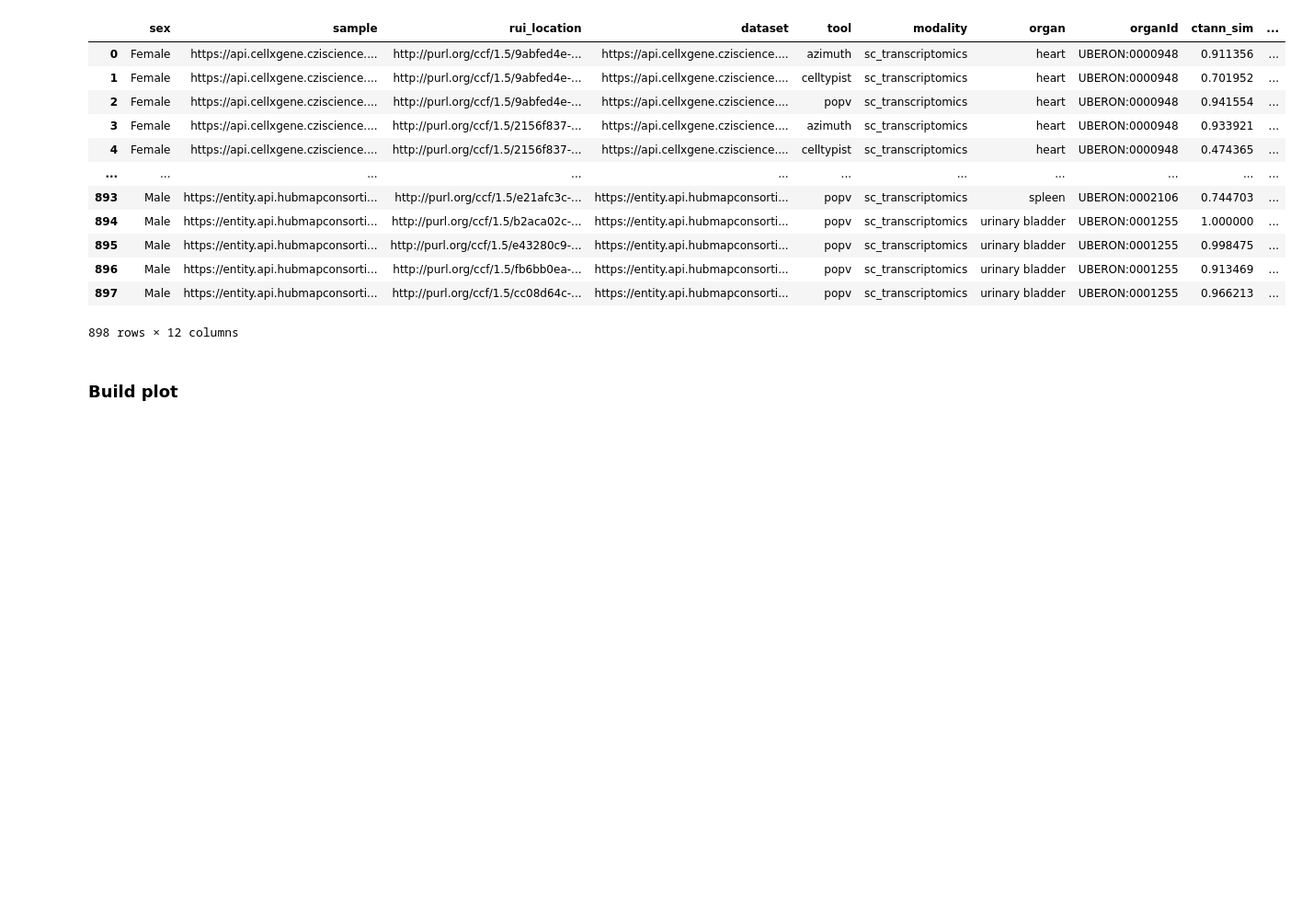
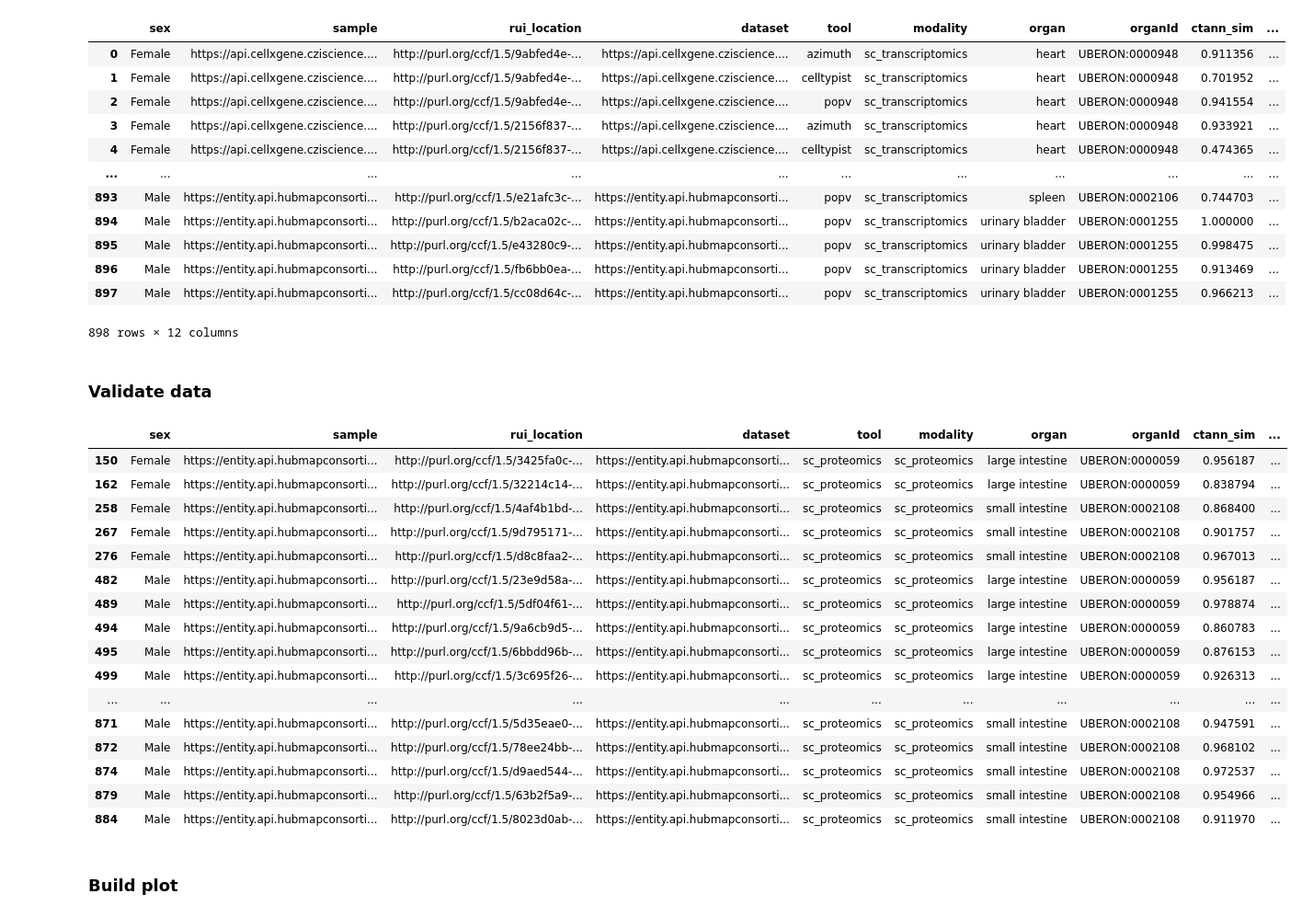
Before and after one commit to cns-iu/hra-cell-type-populations-supporting-information, a Jupyter notebook: validations/rui_ctann/rui_ctann_validation.ipynb, the cells around one changed output. Shown at 92% size. Cells and saved outputs as stored; diff of their text form; code cells hidden in the pictures; blank space fills up the shorter version.

```diff
--- a/validations/rui_ctann/rui_ctann_validation.ipynb
+++ b/validations/rui_ctann/rui_ctann_validation.ipynb
@@ -232,6 +232,30 @@ merged_df
 | 896 | Male | https://entity.api.hubmapconsorti... | http://purl.org/ccf/1.5/fb6bb0ea-... | https://entity.api.hubmapconsorti... | popv | sc_transcriptomics | urinary bladder | UBERON:0001255 | 0.913469 | ... |
 | 897 | Male | https://entity.api.hubmapconsorti... | http://purl.org/ccf/1.5/cc08d64c-... | https://entity.api.hubmapconsorti... | popv | sc_transcriptomics | urinary bladder | UBERON:0001255 | 0.966213 | ... |
 898 rows × 12 columns
+# %% [markdown]
+### Validate data
+# %%
+pd.options.display.max_colwidth = 100
+
+merged_df[(merged_df['tool'] == "sc_proteomics") & (merged_df['rui_sim_as_percentage'] == 0)]
+# %% [output]
+|  | sex | sample | rui_location | dataset | tool | modality | organ | organId | ctann_sim | ... |
+| 150 | Female | https://entity.api.hubmapconsorti... | http://purl.org/ccf/1.5/3425fa0c-... | https://entity.api.hubmapconsorti... | sc_proteomics | sc_proteomics | large intestine | UBERON:0000059 | 0.956187 | ... |
+| 162 | Female | https://entity.api.hubmapconsorti... | http://purl.org/ccf/1.5/32214c14-... | https://entity.api.hubmapconsorti... | sc_proteomics | sc_proteomics | large intestine | UBERON:0000059 | 0.838794 | ... |
+| 258 | Female | https://entity.api.hubmapconsorti... | http://purl.org/ccf/1.5/4af4b1bd-... | https://entity.api.hubmapconsorti... | sc_proteomics | sc_proteomics | small intestine | UBERON:0002108 | 0.868400 | ... |
+| 267 | Female | https://entity.api.hubmapconsorti... | http://purl.org/ccf/1.5/9d795171-... | https://entity.api.hubmapconsorti... | sc_proteomics | sc_proteomics | small intestine | UBERON:0002108 | 0.901757 | ... |
+| 276 | Female | https://entity.api.hubmapconsorti... | http://purl.org/ccf/1.5/d8c8faa2-... | https://entity.api.hubmapconsorti... | sc_proteomics | sc_proteomics | small intestine | UBERON:0002108 | 0.967013 | ... |
+| 482 | Male | https://entity.api.hubmapconsorti... | http://purl.org/ccf/1.5/23e9d58a-... | https://entity.api.hubmapconsorti... | sc_proteomics | sc_proteomics | large intestine | UBERON:0000059 | 0.956187 | ... |
+| 489 | Male | https://entity.api.hubmapconsorti... | http://purl.org/ccf/1.5/5df04f61-... | https://entity.api.hubmapconsorti... | sc_proteomics | sc_proteomics | large intestine | UBERON:0000059 | 0.978874 | ... |
+| 494 | Male | https://entity.api.hubmapconsorti... | http://purl.org/ccf/1.5/9a6cb9d5-... | https://entity.api.hubmapconsorti... | sc_proteomics | sc_proteomics | large intestine | UBERON:0000059 | 0.860783 | ... |
+| 495 | Male | https://entity.api.hubmapconsorti... | http://purl.org/ccf/1.5/6bbdd96b-... | https://entity.api.hubmapconsorti... | sc_proteomics | sc_proteomics | large intestine | UBERON:0000059 | 0.876153 | ... |
+| 499 | Male | https://entity.api.hubmapconsorti... | http://purl.org/ccf/1.5/3c695f26-... | https://entity.api.hubmapconsorti... | sc_proteomics | sc_proteomics | large intestine | UBERON:0000059 | 0.926313 | ... |
+| ... | ... | ... | ... | ... | ... | ... | ... | ... | ... | ... |
+| 871 | Male | https://entity.api.hubmapconsorti... | http://purl.org/ccf/1.5/5d35eae0-... | https://entity.api.hubmapconsorti... | sc_proteomics | sc_proteomics | small intestine | UBERON:0002108 | 0.947591 | ... |
+| 872 | Male | https://entity.api.hubmapconsorti... | http://purl.org/ccf/1.5/78ee24bb-... | https://entity.api.hubmapconsorti... | sc_proteomics | sc_proteomics | small intestine | UBERON:0002108 | 0.968102 | ... |
+| 874 | Male | https://entity.api.hubmapconsorti... | http://purl.org/ccf/1.5/d9aed544-... | https://entity.api.hubmapconsorti... | sc_proteomics | sc_proteomics | small intestine | UBERON:0002108 | 0.972537 | ... |
+| 879 | Male | https://entity.api.hubmapconsorti... | http://purl.org/ccf/1.5/63b2f5a9-... | https://entity.api.hubmapconsorti... | sc_proteomics | sc_proteomics | small intestine | UBERON:0002108 | 0.954966 | ... |
+| 884 | Male | https://entity.api.hubmapconsorti... | http://purl.org/ccf/1.5/8023d0ab-... | https://entity.api.hubmapconsorti... | sc_proteomics | sc_proteomics | small intestine | UBERON:0002108 | 0.911970 | ... |
 # %% [markdown]
 ### Build plot
 # %% [markdown]
```
Also changed, not shown: parts of 5 cells of this notebook, 2 other files.
